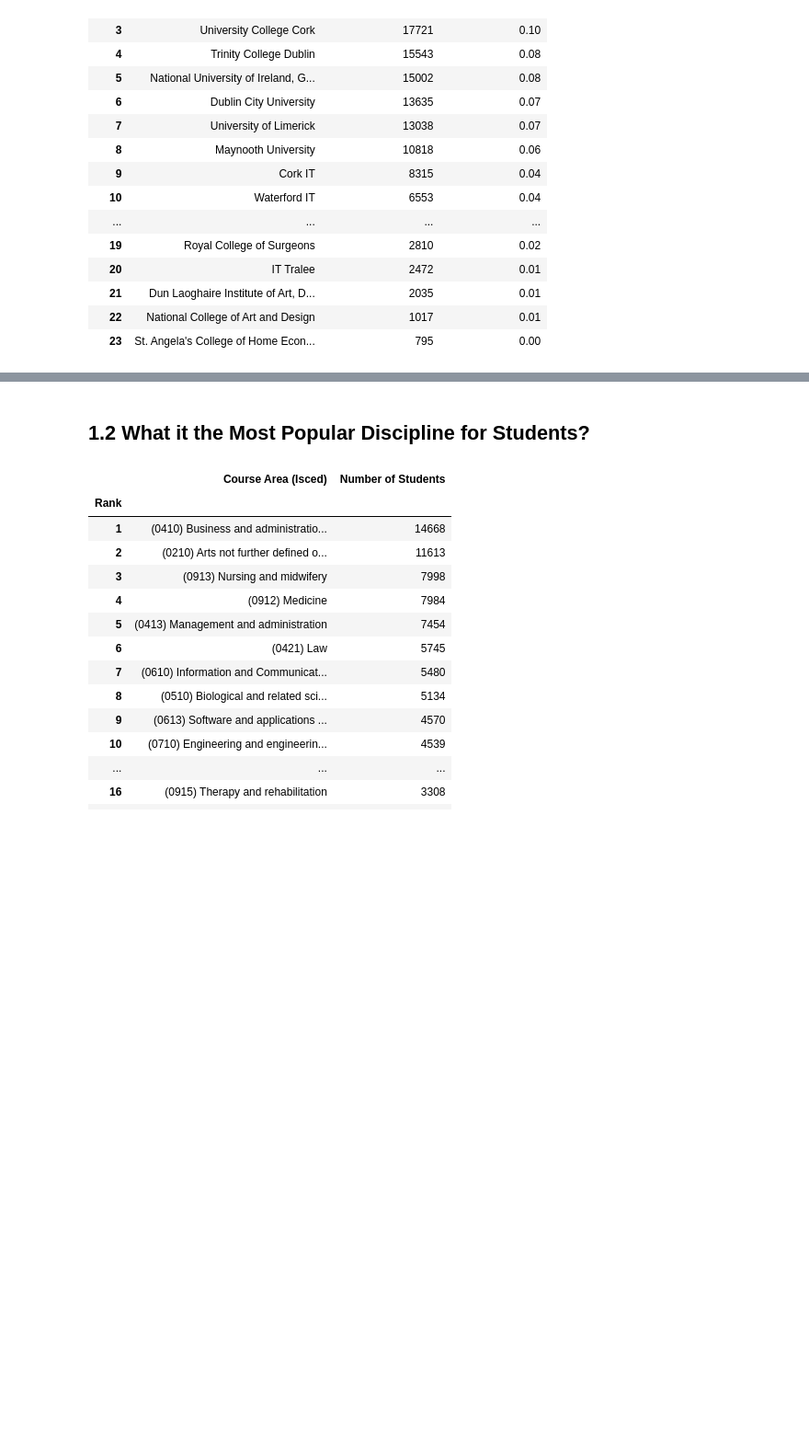
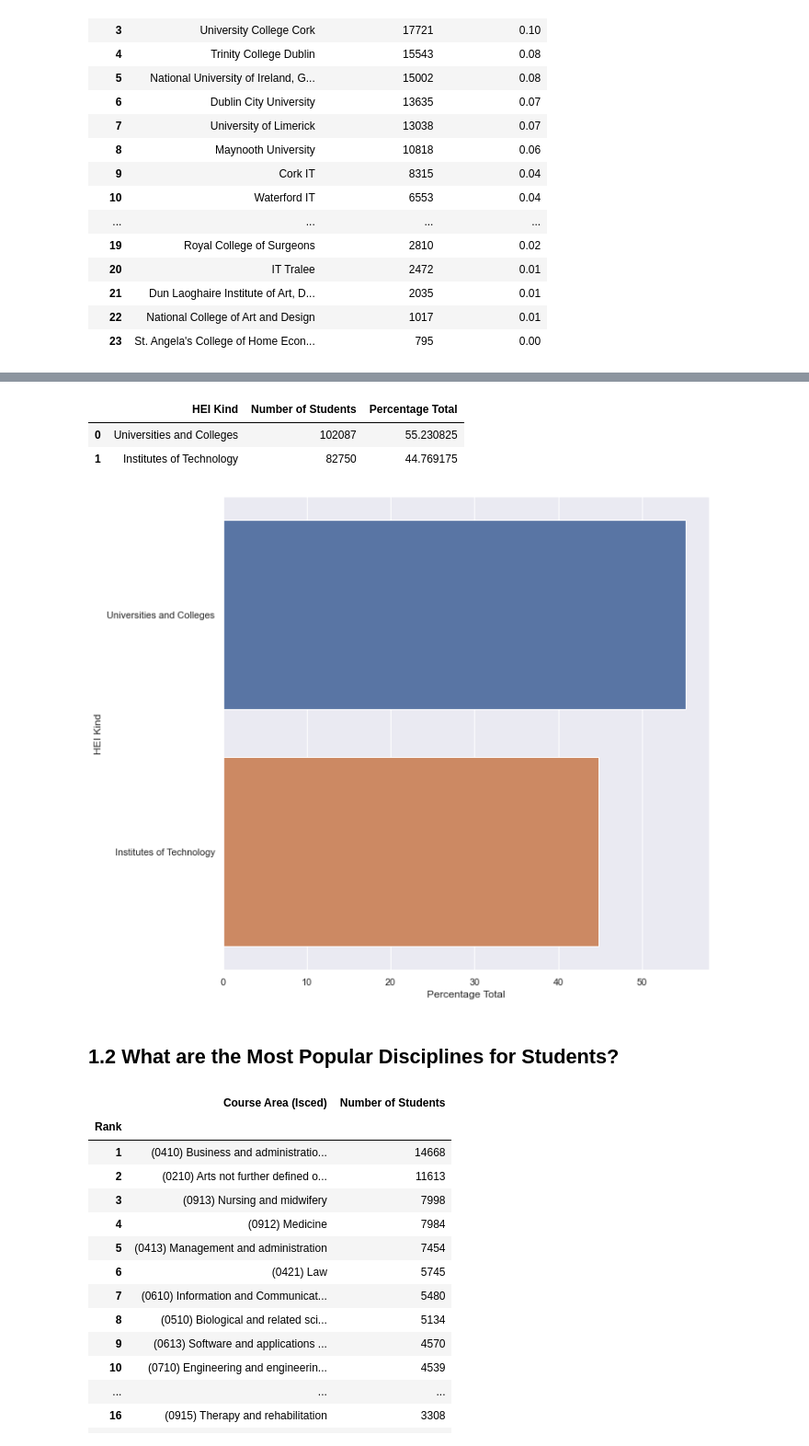
Before and after one commit to rhayeswaterford/UCDProject, a Jupyter notebook: Richard Hayes UCD Project.ipynb, the cells around one changed output, grey strips where cells are left out. Shown at 92% size. Saved outputs shown, nothing was run; the diff lists cells and outputs as text; code cells hidden in the pictures; blank space fills up the shorter version.

```diff
--- a/Richard Hayes UCD Project.ipynb
+++ b/Richard Hayes UCD Project.ipynb
@@ -112,5 +119,38 @@ student_population_colleges
+# %%
+Universities=["University College Dublin", "Royal College of Surgeons", "University College Cork", "Trinity College Dublin", "National University of Ireland< Galway", "Dublin City University", "University of Limerick", "Maynooth University"]
+Colleges=["Mary Immaculate College, Limerick", "National College of Art and Design", "St. Angela's College of Home Economics, Sligo"]
+# %%
+Uni_population=student_population_colleges[student_population_colleges["College"].isin(Universities)]
+College_population=student_population_colleges[student_population_colleges["College"].isin(Colleges)]
+Uni_total=Uni_population ["Number of Students"].sum()
+College_total=College_population ["Number of Students"].sum()
+# But generally we think of the colleges and universties as operating in a similar way
+Uni_College_population=pd.concat([College_population, Uni_population])
+Uni_College_total=Uni_College_population ["Number of Students"].sum()
+# We need to then identify the IOT population
+Uni_College_list=Universities+Colleges
+IOT_population=student_population_colleges[~student_population_colleges["College"].isin(Uni_College_list)]
+IOT_total=IOT_population ["Number of Students"].sum()
+# %%
+# Summaries for each category
+Summary_population_type={
+    "HEI Kind": ["Universities and Colleges", "Institutes of Technology"],
+    "Number of Students": [Uni_College_total, IOT_total]
+}
+Summary_population_type=pd.DataFrame(Summary_population_type)
+Summary_population_type ["Percentage Total"]=Summary_population_type ["Number of Students"]/Summary_population_type ["Number of Students"].sum()*100
+# %%
+Summary_population_type
+# %% [output]
+|  | HEI Kind | Number of Students | Percentage Total |
+| 0 | Universities and Colleges | 102087 | 55.230825 |
+| 1 | Institutes of Technology | 82750 | 44.769175 |
+# %%
+sns.barplot(data=Summary_population_type, y="HEI Kind", x="Percentage Total");
+# %% [output]
+[figure, added]
 # %% [markdown]
-## 1.2 What it the Most Popular Discipline for Students?
+## 1.2 What are the Most Popular Disciplines for Students?
 # %%
 # Disciplines are listed according to ISCED, which is the international method for classifying academic activity
 student_population_course = raw_material.groupby ( ["Isced Discipline"]) ["Number of Students"].agg(sum)
```
Also changed, not shown: parts of 40 cells of this notebook.
